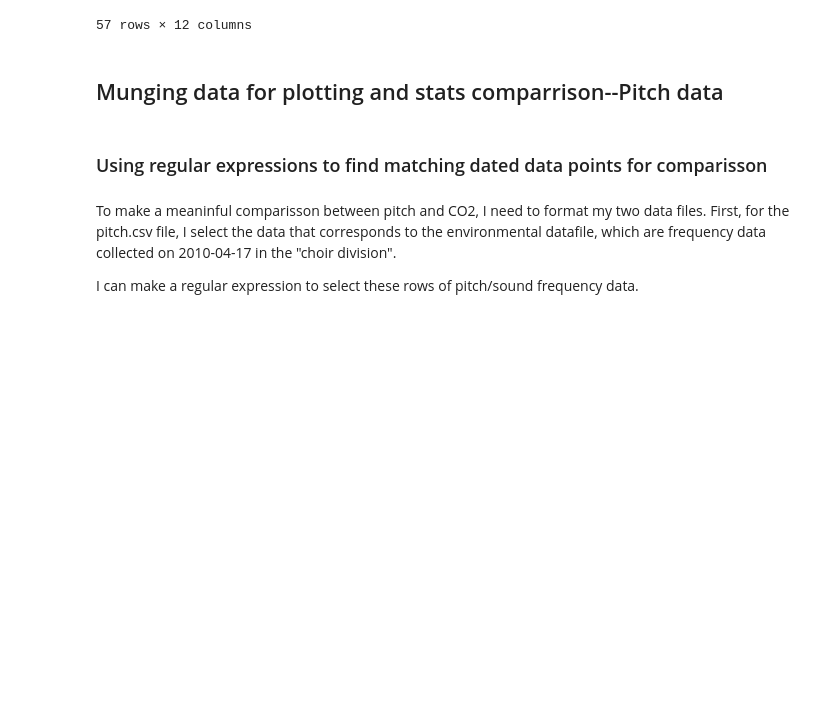
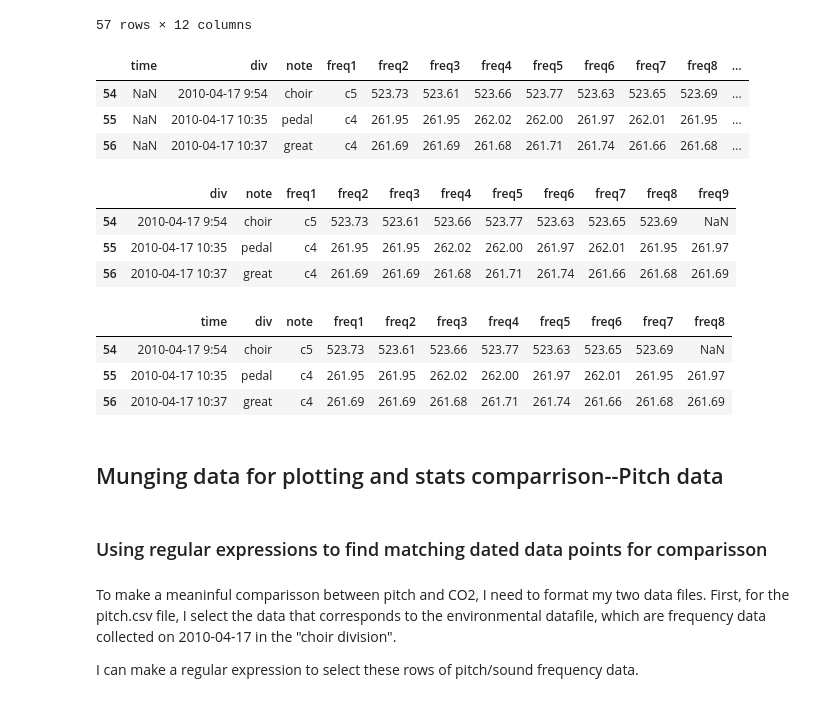
Before and after one commit to taliamo/Final_Project, a Jupyter notebook: organ_pitch/Scripts/main_script.ipynb, the cells around one changed output. Cells and saved outputs as stored; diff of their text form; code cells hidden in the pictures; blank space fills up the shorter version.

Commit message:
Made some comments and suggestions on how you can improve your code

```diff
--- a/organ_pitch/Scripts/main_script.ipynb
+++ b/organ_pitch/Scripts/main_script.ipynb
@@ -51,7 +53,8 @@ Now, I will upload the pitch data so I can compare change in pitch of certain no
 # %%
 #I import the environmental characteristics data file
 
-pitch=pd.read_table('/Users/shubbymartz-oberlander/Desktop/t_final_project/organ_pitch/Data/pitches.csv', sep=',')
+#Same thing with the filepath here.
+pitch=pd.read_table('../data/pitches.csv', sep=',')
 
 #I display my dataframe
 pitch
@@ -69,3 +72,34 @@ pitch
 | 55 | NaN | 2010-04-17 10:35 | pedal | c4 | 261.95 | 261.95 | 262.02 | 262.00 | 261.97 | 262.01 | 261.95 | ... |
 | 56 | NaN | 2010-04-17 10:37 | great | c4 | 261.69 | 261.69 | 261.68 | 261.71 | 261.74 | 261.66 | 261.68 | ... |
 57 rows × 12 columns
+# %%
+# If you look at the end of your table (lines 54 to 56), the columns are shifted.
+# You need to fix this first, especially because you want to work with the 2010-04-17 date.
+# To fix this, first isolate the last 3 rows that you need to fix.
+
+pitch2 = pitch.ix[54:]
+pitch2
+# %% [output]
+|  | time | div | note | freq1 | freq2 | freq3 | freq4 | freq5 | freq6 | freq7 | freq8 | ... |
+| 54 | NaN | 2010-04-17 9:54 | choir | c5 | 523.73 | 523.61 | 523.66 | 523.77 | 523.63 | 523.65 | 523.69 | ... |
+| 55 | NaN | 2010-04-17 10:35 | pedal | c4 | 261.95 | 261.95 | 262.02 | 262.00 | 261.97 | 262.01 | 261.95 | ... |
+| 56 | NaN | 2010-04-17 10:37 | great | c4 | 261.69 | 261.69 | 261.68 | 261.71 | 261.74 | 261.66 | 261.68 | ... |
+# %%
+# Now you need to drop the first column with the NaN values
+
+pitch3 = pitch2.drop('time', axis=1)
+pitch3
+# %% [output]
+|  | div | note | freq1 | freq2 | freq3 | freq4 | freq5 | freq6 | freq7 | freq8 | freq9 |
+| 54 | 2010-04-17 9:54 | choir | c5 | 523.73 | 523.61 | 523.66 | 523.77 | 523.63 | 523.65 | 523.69 | NaN |
+| 55 | 2010-04-17 10:35 | pedal | c4 | 261.95 | 261.95 | 262.02 | 262.00 | 261.97 | 262.01 | 261.95 | 261.97 |
+| 56 | 2010-04-17 10:37 | great | c4 | 261.69 | 261.69 | 261.68 | 261.71 | 261.74 | 261.66 | 261.68 | 261.69 |
+# %%
+# Now you need to rename your columns
+pitch3.columns = [['time', 'div', 'note', 'freq1', 'freq2', 'freq3', 'freq4', 'freq5', 'freq6', 'freq7', 'freq8']]
+pitch3
+# %% [output]
+|  | time | div | note | freq1 | freq2 | freq3 | freq4 | freq5 | freq6 | freq7 | freq8 |
+| 54 | 2010-04-17 9:54 | choir | c5 | 523.73 | 523.61 | 523.66 | 523.77 | 523.63 | 523.65 | 523.69 | NaN |
+| 55 | 2010-04-17 10:35 | pedal | c4 | 261.95 | 261.95 | 262.02 | 262.00 | 261.97 | 262.01 | 261.95 | 261.97 |
+| 56 | 2010-04-17 10:37 | great | c4 | 261.69 | 261.69 | 261.68 | 261.71 | 261.74 | 261.66 | 261.68 | 261.69 |
```
Also changed, not shown: parts of 3 cells of this notebook.
